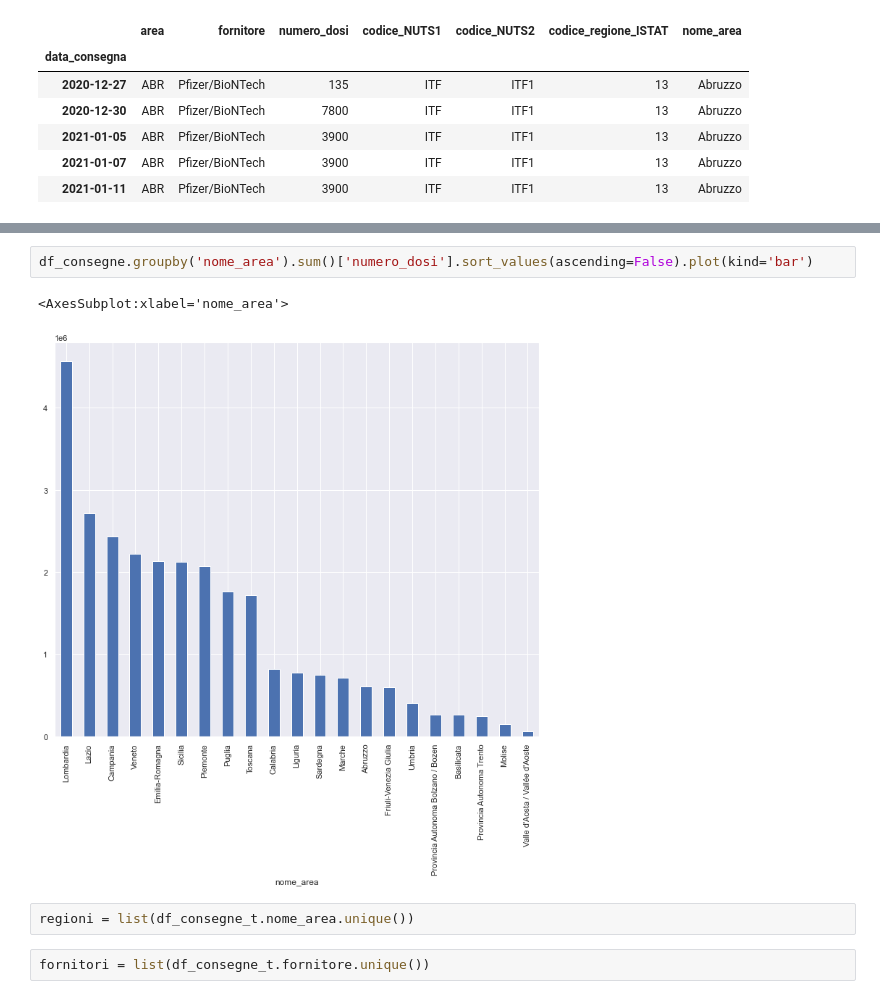
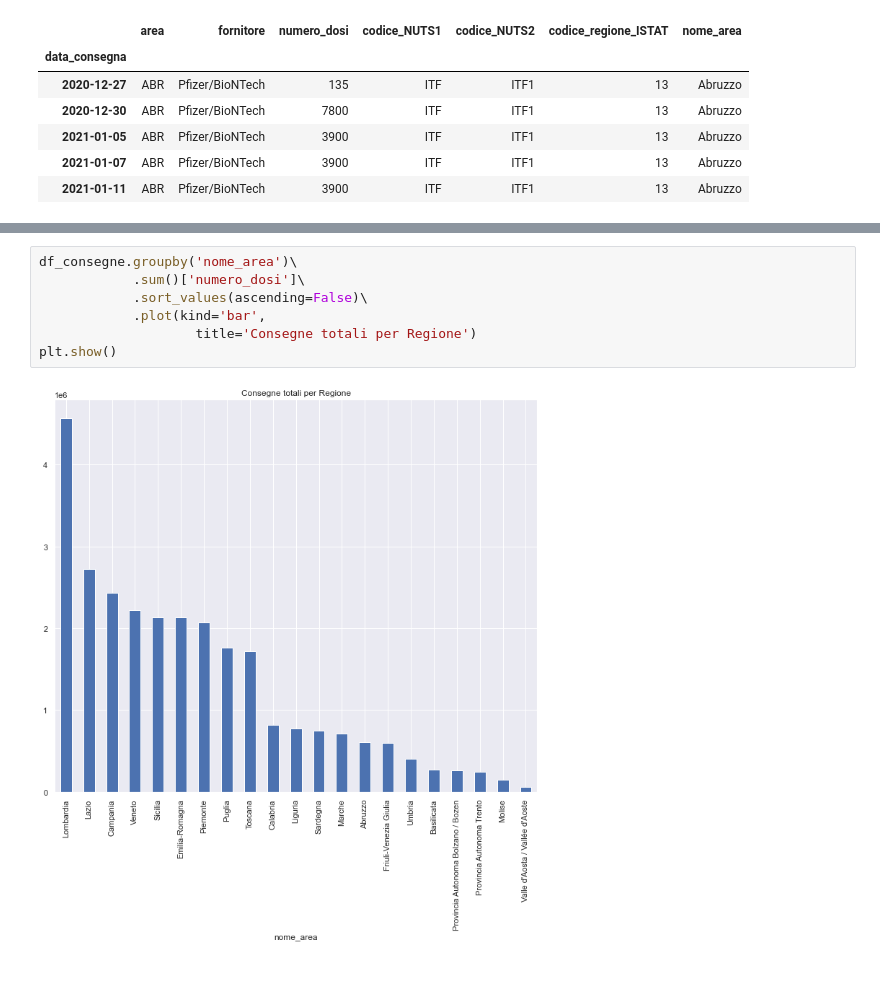
Before and after one commit to matteo-martignon/COVID-19-Analysis, a Jupyter notebook: COVID-19 Vaccin Analysis.ipynb, the cells around one changed output, grey strips where cells are left out. Saved outputs shown, nothing was run; the diff lists cells and outputs as text; blank space fills up the shorter version.

```diff
--- a/COVID-19 Vaccin Analysis.ipynb
+++ b/COVID-19 Vaccin Analysis.ipynb
@@ -114,9 +117,9 @@ plt.legend()
 # %%
-df_consegne.groupby('nome_area').sum()['numero_dosi'].sort_values(ascending=False).plot(kind='bar')
+df_consegne.groupby('nome_area')\
+            .sum()['numero_dosi']\
+            .sort_values(ascending=False)\
+            .plot(kind='bar',
+                    title='Consegne totali per Regione')
+plt.show()
 # %% [output]
-<AxesSubplot:xlabel='nome_area'>
-[figure, old version]
+[figure, new version]
-# %%
-regioni = list(df_consegne_t.nome_area.unique())
-# %%
-fornitori = list(df_consegne_t.fornitore.unique())
```
Also changed, not shown: parts of 38 cells of this notebook, 2 other files.
